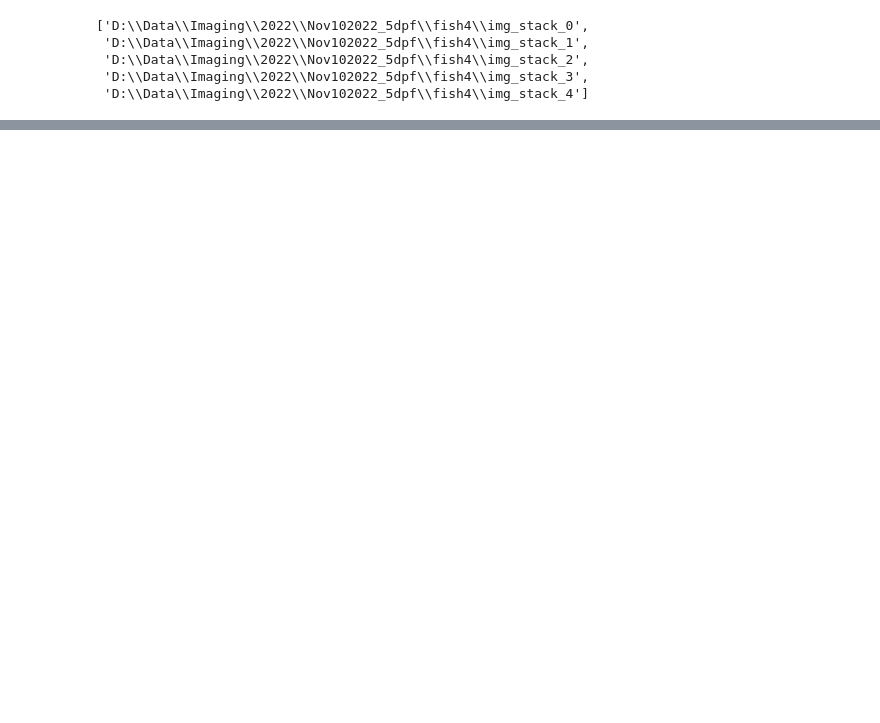
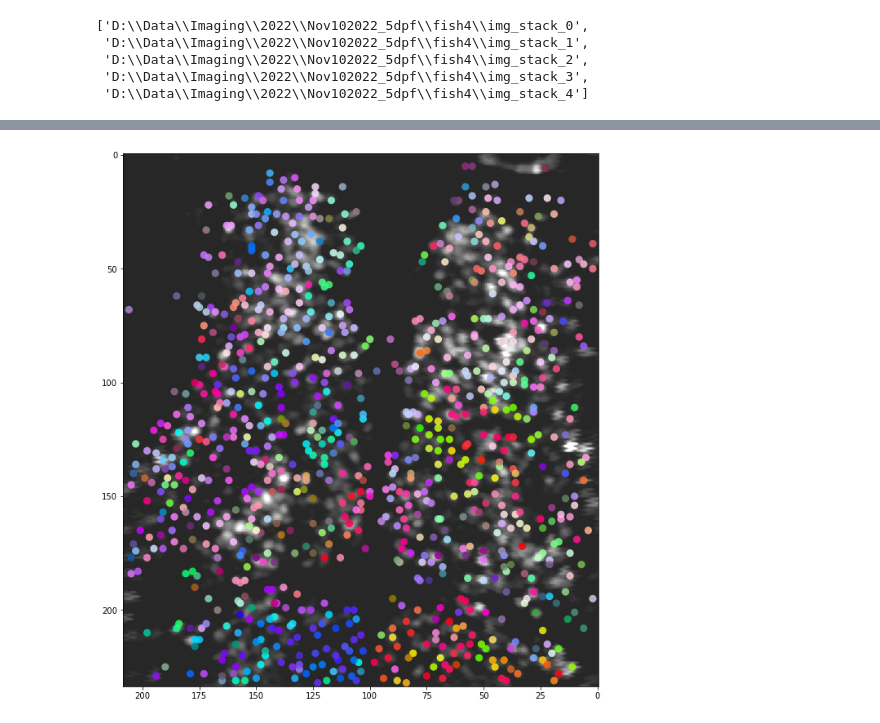
Before and after one commit to Naumann-Lab/caImageAnalysis, a Jupyter notebook: examples/legacy fish to fishy.ipynb, the cells around one changed output, grey strips where cells are left out. Saved outputs shown, nothing was run; the diff lists cells and outputs as text; code cells hidden in the pictures; blank space fills up the shorter version.

```diff
--- a/examples/legacy fish to fishy.ipynb
+++ b/examples/legacy fish to fishy.ipynb
@@ -43,0 +63,12 @@ found and loaded frametimes h5
+# %%
+xpos, ypos, colors, neurons = bf.make_computed_image_data()
+refimg = bf.ops['refImg']
+
+fig = plt.figure(figsize=(12,12))
+plt.scatter(xpos, ypos, color=colors, alpha=.85, s=85, edgecolors='none')
+plt.imshow(refimg, cmap='gray', alpha=0.85, vmax=np.percentile(refimg, 99.9), vmin=np.percentile(refimg, 50))
+plt.gca().invert_xaxis()
+
+plt.show()
+# %% [output]
+[figure, added]
```
Also changed, not shown: parts of 3 cells of this notebook, 2 other files.
